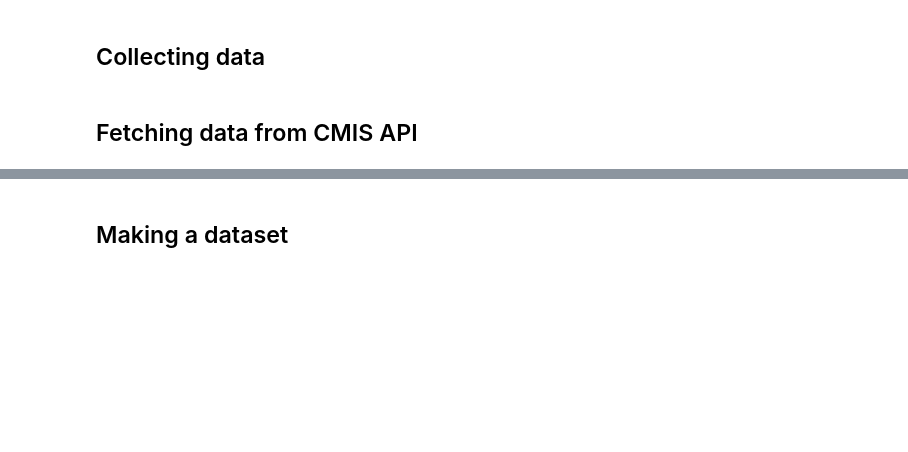
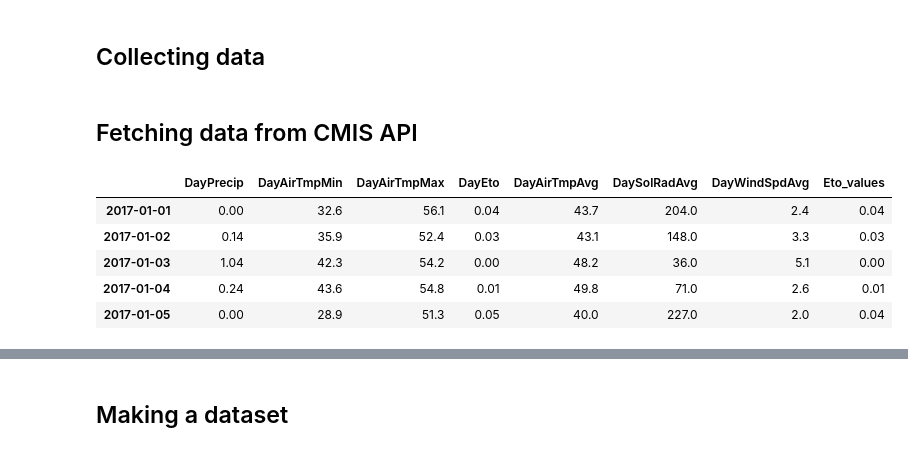
Before and after one commit to kirubeltadesse/harvestPrediction, a Jupyter notebook: jupyternotebooks/Data Preparation.ipynb, the cells around one changed output, grey strips where cells are left out. Drawn from its saved outputs; the diff is of its cells as text; code cells hidden in the pictures; blank space fills up the shorter version.

```diff
--- a/jupyternotebooks/Data Preparation.ipynb
+++ b/jupyternotebooks/Data Preparation.ipynb
@@ -100,3 +100,12 @@ def weather_mulit_years(start, end):
 # df[df.index.duplicated(keep=False)]
 
 # df.iloc['2011-01-09']
+# %%
+df.head()
+# %% [output]
+|  | DayPrecip | DayAirTmpMin | DayAirTmpMax | DayEto | DayAirTmpAvg | DaySolRadAvg | DayWindSpdAvg | Eto_values |
+| 2017-01-01 | 0.00 | 32.6 | 56.1 | 0.04 | 43.7 | 204.0 | 2.4 | 0.04 |
+| 2017-01-02 | 0.14 | 35.9 | 52.4 | 0.03 | 43.1 | 148.0 | 3.3 | 0.03 |
+| 2017-01-03 | 1.04 | 42.3 | 54.2 | 0.00 | 48.2 | 36.0 | 5.1 | 0.00 |
+| 2017-01-04 | 0.24 | 43.6 | 54.8 | 0.01 | 49.8 | 71.0 | 2.6 | 0.01 |
+| 2017-01-05 | 0.00 | 28.9 | 51.3 | 0.05 | 40.0 | 227.0 | 2.0 | 0.04 |
```
Also changed, not shown: parts of 8 cells of this notebook, 3 other files.
